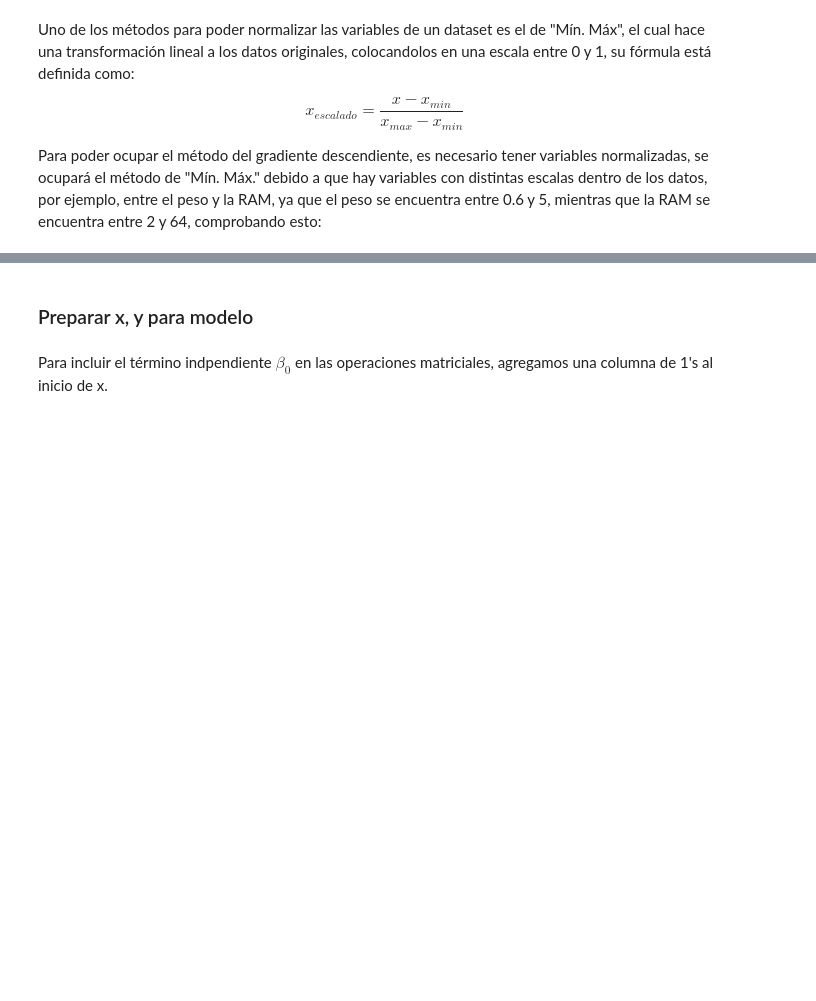
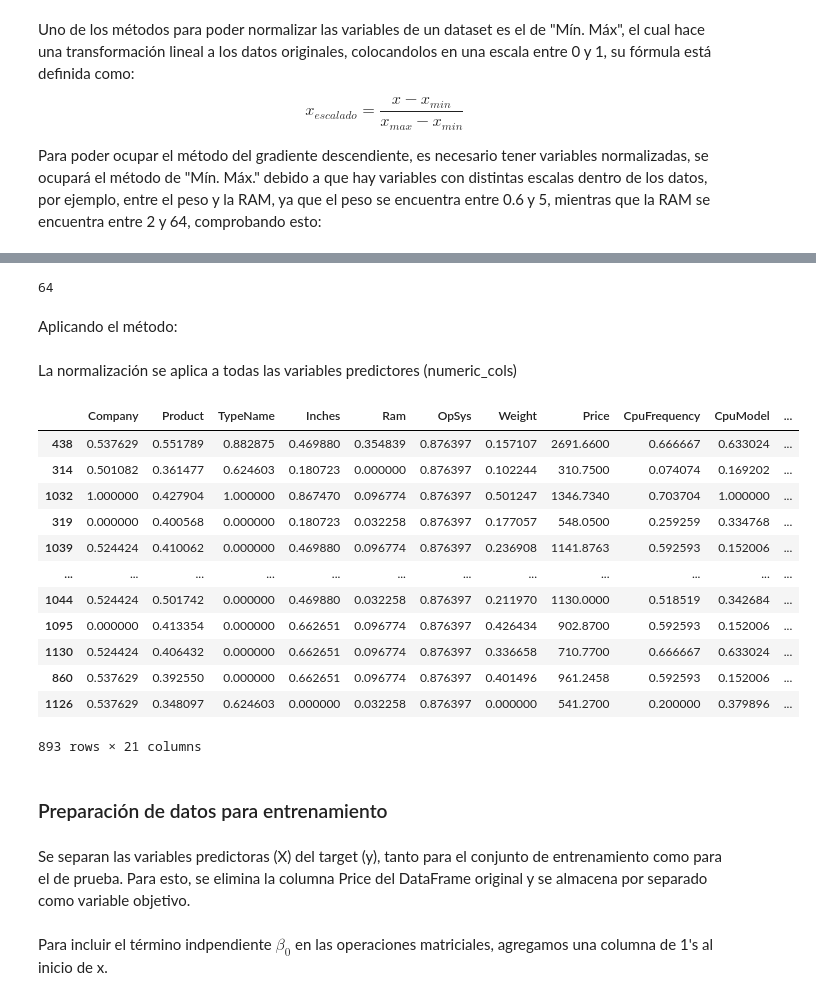
Before and after one commit to Alejandra-437/Newtonians, a Jupyter notebook: proyect.ipynb, the cells around one changed output, grey strips where cells are left out. Cells and saved outputs as stored; diff of their text form; code cells hidden in the pictures; blank space fills up the shorter version.

```diff
--- a/proyect.ipynb
+++ b/proyect.ipynb
@@ -399,3 +427,9 @@ Para poder ocupar el método del gradiente descendiente, es necesario tener vari
+# %%
+df['Ram'].max()
+# %% [output]
+64
+# %% [markdown]
+Aplicando el método:
 # %%
 def min_max_normalize(train, test, cols):
     min_vals = train[cols].min()
@@ -403,11 +437,32 @@ def min_max_normalize(train, test, cols):
     train[cols] = (train[cols] - min_vals) / (max_vals - min_vals)
     test[cols] = (test[cols] - min_vals) / (max_vals - min_vals)
     return train, test
+# %% [markdown]
+La normalización se aplica a todas las variables predictores (numeric_cols)
 # %%
 numeric_cols = train_df.columns.drop('Price')
 train_df, test_df = min_max_normalize(train_df, test_df, numeric_cols)
+# %%
+#Observando como han quedado los cambios
+train_df
+# %% [output]
+|  | Company | Product | TypeName | Inches | Ram | OpSys | Weight | Price | CpuFrequency | CpuModel | ... |
+| 438 | 0.537629 | 0.551789 | 0.882875 | 0.469880 | 0.354839 | 0.876397 | 0.157107 | 2691.6600 | 0.666667 | 0.633024 | ... |
+| 314 | 0.501082 | 0.361477 | 0.624603 | 0.180723 | 0.000000 | 0.876397 | 0.102244 | 310.7500 | 0.074074 | 0.169202 | ... |
+| 1032 | 1.000000 | 0.427904 | 1.000000 | 0.867470 | 0.096774 | 0.876397 | 0.501247 | 1346.7340 | 0.703704 | 1.000000 | ... |
+| 319 | 0.000000 | 0.400568 | 0.000000 | 0.180723 | 0.032258 | 0.876397 | 0.177057 | 548.0500 | 0.259259 | 0.334768 | ... |
+| 1039 | 0.524424 | 0.410062 | 0.000000 | 0.469880 | 0.096774 | 0.876397 | 0.236908 | 1141.8763 | 0.592593 | 0.152006 | ... |
+| ... | ... | ... | ... | ... | ... | ... | ... | ... | ... | ... | ... |
+| 1044 | 0.524424 | 0.501742 | 0.000000 | 0.469880 | 0.032258 | 0.876397 | 0.211970 | 1130.0000 | 0.518519 | 0.342684 | ... |
+| 1095 | 0.000000 | 0.413354 | 0.000000 | 0.662651 | 0.096774 | 0.876397 | 0.426434 | 902.8700 | 0.592593 | 0.152006 | ... |
+| 1130 | 0.524424 | 0.406432 | 0.000000 | 0.662651 | 0.096774 | 0.876397 | 0.336658 | 710.7700 | 0.666667 | 0.633024 | ... |
+| 860 | 0.537629 | 0.392550 | 0.000000 | 0.662651 | 0.096774 | 0.876397 | 0.401496 | 961.2458 | 0.592593 | 0.152006 | ... |
+| 1126 | 0.537629 | 0.348097 | 0.624603 | 0.000000 | 0.032258 | 0.876397 | 0.000000 | 541.2700 | 0.200000 | 0.379896 | ... |
+893 rows × 21 columns
 # %% [markdown]
-### Preparar x, y para modelo
+### Preparación de datos para entrenamiento
+# %% [markdown]
+Se separan las variables predictoras (X) del target (y), tanto para el conjunto de entrenamiento como para el de prueba. Para esto, se elimina la columna Price del DataFrame original y se almacena por separado como variable objetivo.
 # %%
 X_train = train_df.drop('Price', axis=1).values
 y_train = train_df['Price'].values.reshape(-1,1)
```
Also changed, not shown: parts of 84 cells of this notebook.
